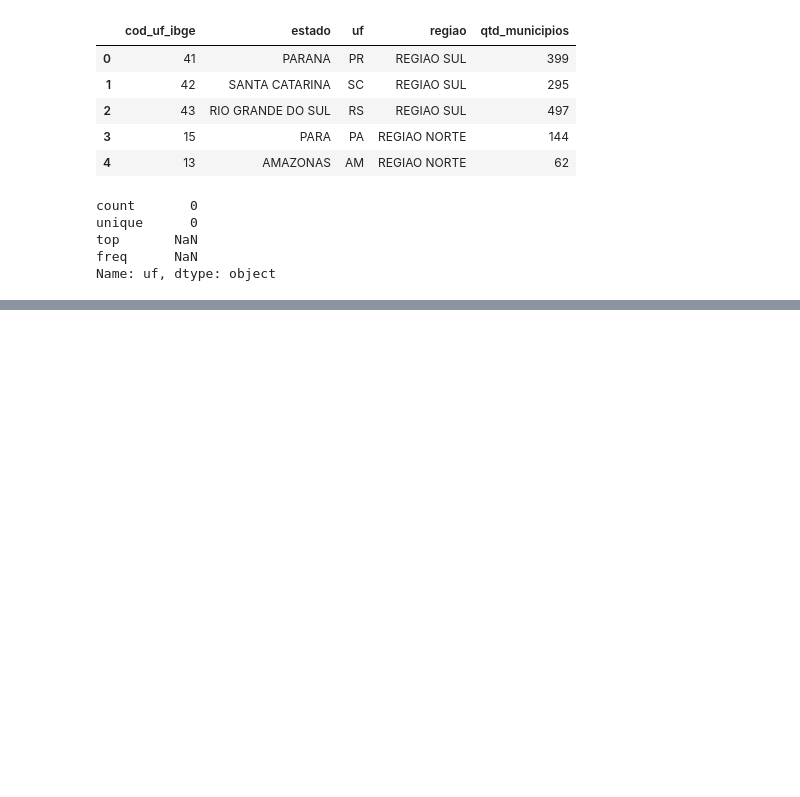
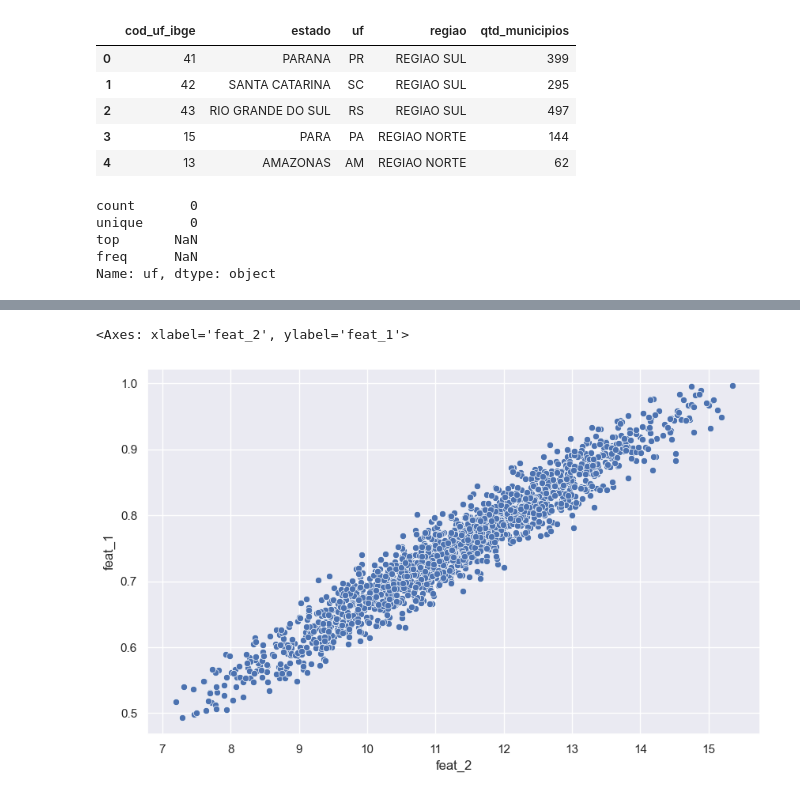
Before and after one commit to victorwasz/datamining-utfpr-2023, a Jupyter notebook: aula_2_e_3/Copia_exercicio_01.ipynb, the cells around one changed output, grey strips where cells are left out. Cells and saved outputs as stored; diff of their text form; code cells hidden in the pictures; blank space fills up the shorter version.

```diff
--- a/aula_2_e_3/Copia_exercicio_01.ipynb
+++ b/aula_2_e_3/Copia_exercicio_01.ipynb
@@ -424,0 +497,9 @@ k1,c1 = np.linalg.pinv(matrix_01).dot(y_01)
+# %%
+Z_rotacao_1 = rotacao_1 / np.sqrt(np.diag(np.cov(rotacao_1,rowvar=0)))
+outliers_1 = np.sqrt((Z_rotacao_1 ** 2).sum(axis=1)) > 2.5
+dados = dados.loc[~outliers_1, :]
+# %%
+sns.scatterplot(x=dados.feat_2,y=dados.feat_1)
+# %% [output]
+<Axes: xlabel='feat_2', ylabel='feat_1'>
+[figure, added]
```
Also changed, not shown: parts of 12 cells of this notebook.
